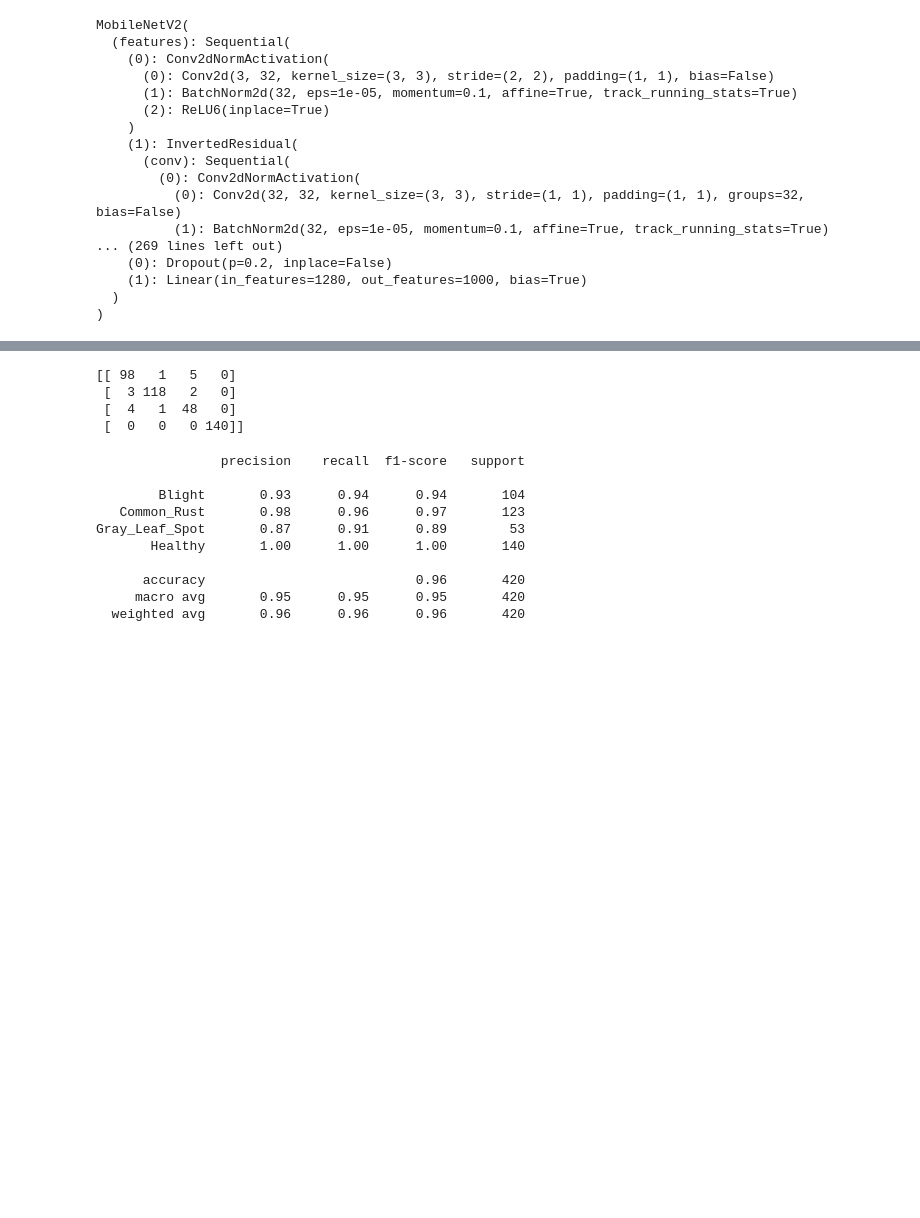
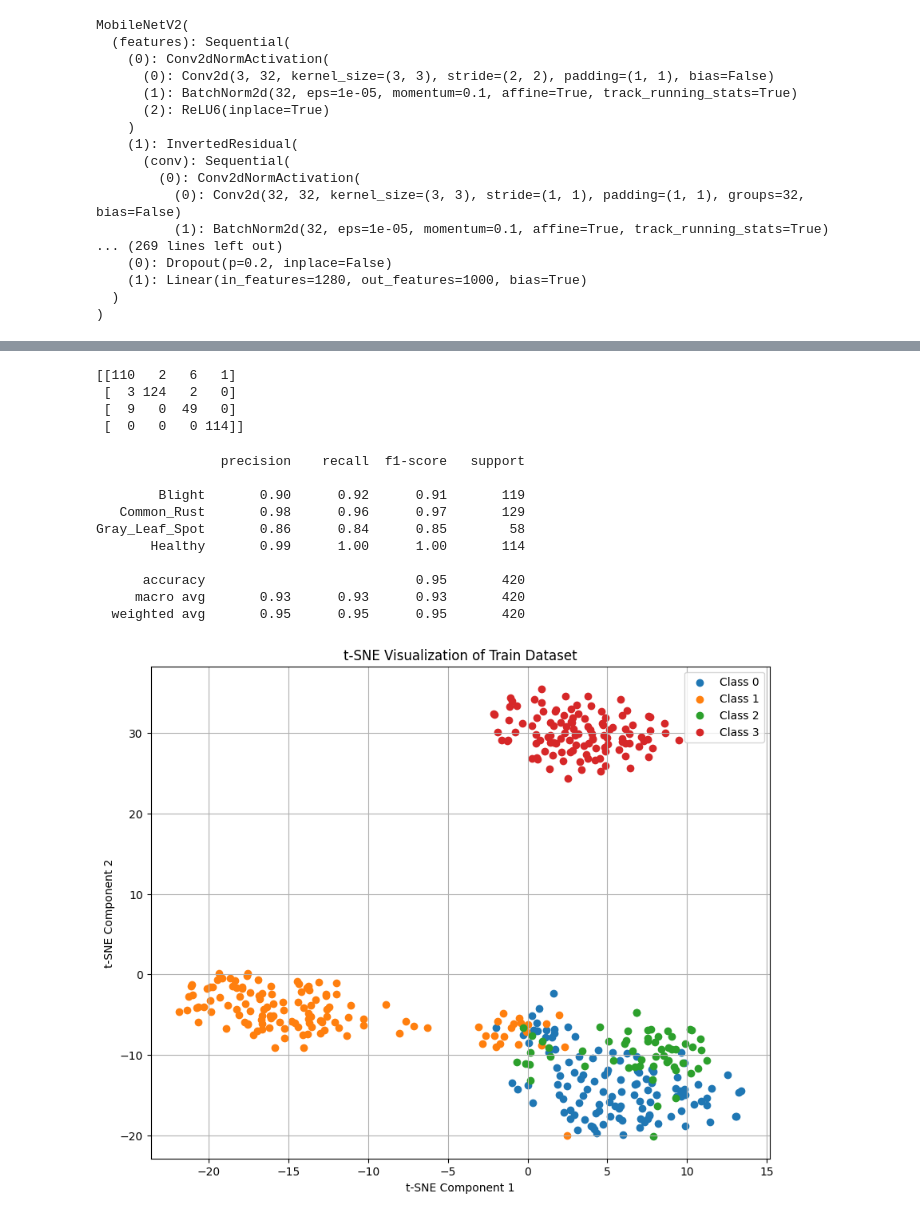
Before and after one commit to fizarazvi/Plant-Disease-Classification, a Jupyter notebook: Corn-Maize/Model4 - MobileNetV2 - Transfer Learning/main.ipynb, the cells around one changed output, grey strips where cells are left out. Cells and saved outputs as stored; diff of their text form; code cells hidden in the pictures; blank space fills up the shorter version.

Commit message:
:wrench: TSNE plot

```diff
--- a/Corn-Maize/Model4 - MobileNetV2 - Transfer Learning/main.ipynb
+++ b/Corn-Maize/Model4 - MobileNetV2 - Transfer Learning/main.ipynb
@@ -127,12 +133,17 @@ test_correct = 0
 test_total = 0
 true_labels = []
 predicted_labels = []
+features = []
+b_labels = []
 
-model.eval()  # Set the model to evaluation mode
+model.eval()
 with torch.no_grad():
     for inputs, labels in test_loader:
         inputs, labels = inputs.to(device), labels.to(device)
         outputs = model(inputs)
+        batch_features = model.features(inputs).cpu().numpy()
+        features.append(batch_features)
+        b_labels.append(labels.cpu().numpy())
         _, predicted = torch.max(outputs.data, 1)
         true_labels.extend(labels.cpu().numpy())
         predicted_labels.extend(predicted.cpu().numpy())
@@ -170,10 +181,10 @@ conf_matrix = confusion_matrix(true_labels, predicted_labels)
 
 print(conf_matrix)
 # %% [output]
-[[ 98   1   5   0]
- [  3 118   2   0]
- [  4   1  48   0]
- [  0   0   0 140]]
+[[110   2   6   1]
+ [  3 124   2   0]
+ [  9   0  49   0]
+ [  0   0   0 114]]
 # %%
 
 class_names = [x for x in dataset.classes]
@@ -184,11 +195,32 @@ print(class_report)
 # %% [output]
                 precision    recall  f1-score   support
 
-        Blight       0.93      0.94      0.94       104
-   Common_Rust       0.98      0.96      0.97       123
-Gray_Leaf_Spot       0.87      0.91      0.89        53
-       Healthy       1.00      1.00      1.00       140
+        Blight       0.90      0.92      0.91       119
+   Common_Rust       0.98      0.96      0.97       129
+Gray_Leaf_Spot       0.86      0.84      0.85        58
+       Healthy       0.99      1.00      1.00       114
 
-      accuracy                           0.96       420
-     macro avg       0.95      0.95      0.95       420
-  weighted avg       0.96      0.96      0.96       420
+      accuracy                           0.95       420
+     macro avg       0.93      0.93      0.93       420
+  weighted avg       0.95      0.95      0.95       420
+# %%
+from sklearn.manifold import TSNE
+
+train_features, train_labels = np.vstack(features), np.concatenate(b_labels)
+train_features = train_features.reshape(train_features.shape[0], -1)
+
+tsne = TSNE(n_components=2, random_state=42)
+train_embeddings = tsne.fit_transform(train_features)
+
+# Plot t-SNE graph
+plt.figure(figsize=(10, 8))
+for i in range(len(dataset.classes)):
+    plt.scatter(train_embeddings[train_labels == i, 0], train_embeddings[train_labels == i, 1], label=f'Class {i}')
+plt.title('t-SNE Visualization of Train Dataset')
+plt.xlabel('t-SNE Component 1')
+plt.ylabel('t-SNE Component 2')
+plt.legend()
+plt.grid(True)
+plt.show()
+# %% [output]
+[figure, added]
```
Also changed, not shown: parts of 8 cells of this notebook.
